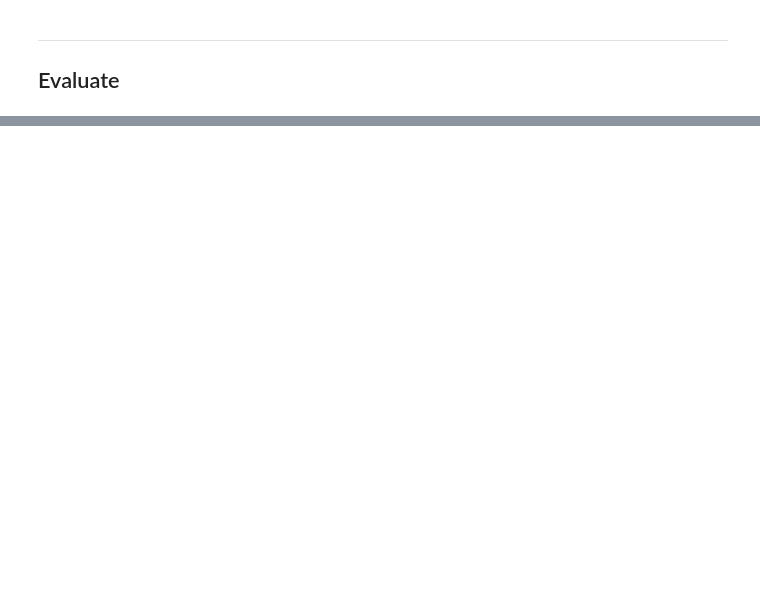
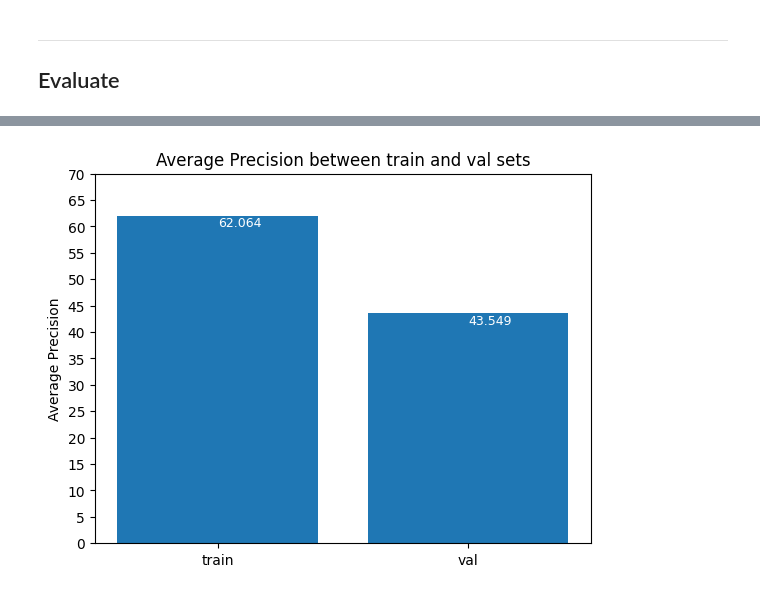
Before and after one commit to JustCati/PotholeSegmentation, a Jupyter notebook: inference.ipynb, the cells around one changed output, grey strips where cells are left out. Cells and saved outputs as stored; diff of their text form; code cells hidden in the pictures; blank space fills up the shorter version.

```diff
--- a/inference.ipynb
+++ b/inference.ipynb
@@ -143,6 +193,6 @@ roi_heads.mask_head.predictor.{bias, weight}
 ## Predict
 # %%
 cfg.MODEL.WEIGHTS = os.path.join(cfg.OUTPUT_DIR, "model_final.pth")
-cfg.MODEL.ROI_HEADS.SCORE_THRESH_TEST = 0.5 #! search for better value
+cfg.MODEL.ROI_HEADS.SCORE_THRESH_TEST = 0.7 #! search for better value
 predictor = DefaultPredictor(cfg)
 # %% [output]
@@ -163,7 +213,3 @@ for elem in random.sample(val, 3):
 ----
 
 ## Evaluate
-# %%
-evaluator = COCOEvaluator("pothole_val", output_dir="./output/")
-val_loader = build_detection_test_loader(cfg, "pothole_val")
-inference_on_dataset(predictor.model, val_loader, evaluator)
@@ -188,0 +216,7 @@ KeyError: 'iscrowd'
+# %%
+metrics = {"train": None, "val": None}
+
+for split in ["train", "val"]:
+    evaluator = COCOEvaluator(f"pothole_{split}", output_dir="./output/")
+    loader = build_detection_test_loader(cfg, f"pothole_{split}")
+    metrics[split] = inference_on_dataset(predictor.model, loader, evaluator)
@@ -188,0 +241,11 @@ KeyError: 'iscrowd'
+# %%
+plt.bar(["train", "val"], [metrics["train"]["bbox"]["AP"], metrics["val"]["bbox"]["AP"]])
+plt.ylabel("Average Precision")
+plt.title("Average Precision between train and val sets")
+plt.ylim(0, max([metrics["train"]["bbox"]["AP"], metrics["val"]["bbox"]["AP"]]) + 5)
+plt.yticks([i for i in range(0, int(max([metrics["train"]["bbox"]["AP"], metrics["val"]["bbox"]["AP"]]) + 10), 5)])
+plt.text(0, metrics["train"]["bbox"]["AP"] - 2, f"{metrics['train']['bbox']['AP']:0.3f}", fontsize=9, color="white")
+plt.text(1, metrics["val"]["bbox"]["AP"] - 2, f"{metrics['val']['bbox']['AP']:0.3f}", fontsize=9, color="white")
+plt.show()
+# %% [output]
+[figure, added]
```
Also changed, not shown: parts of 11 cells of this notebook.
